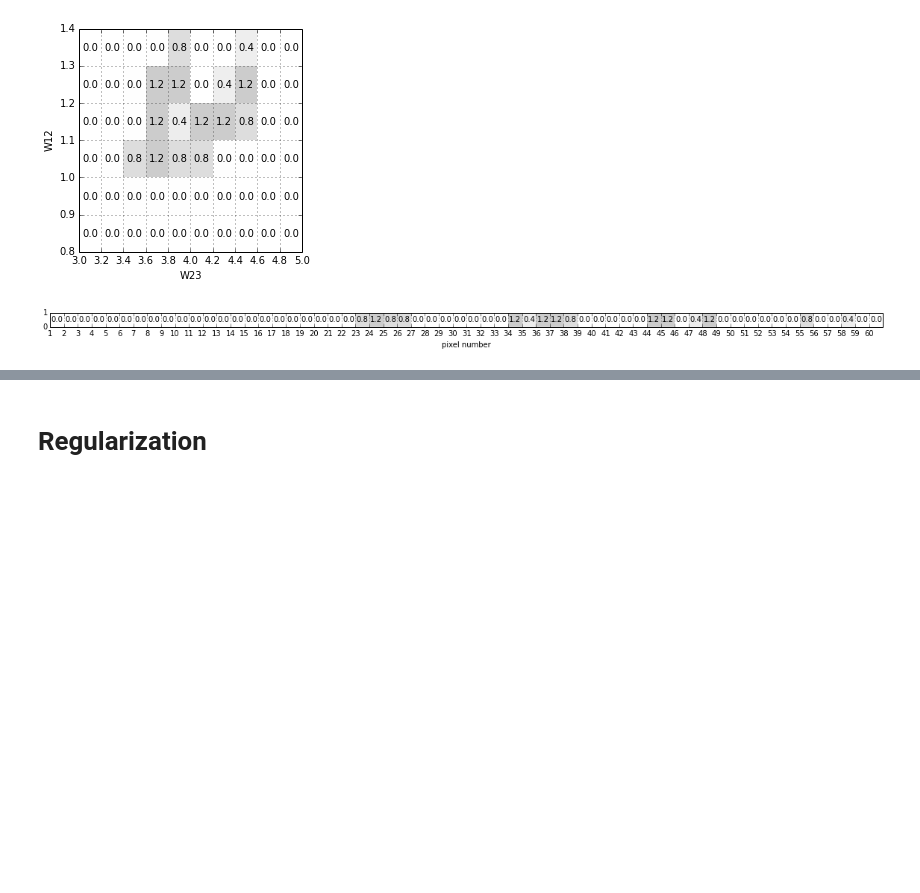
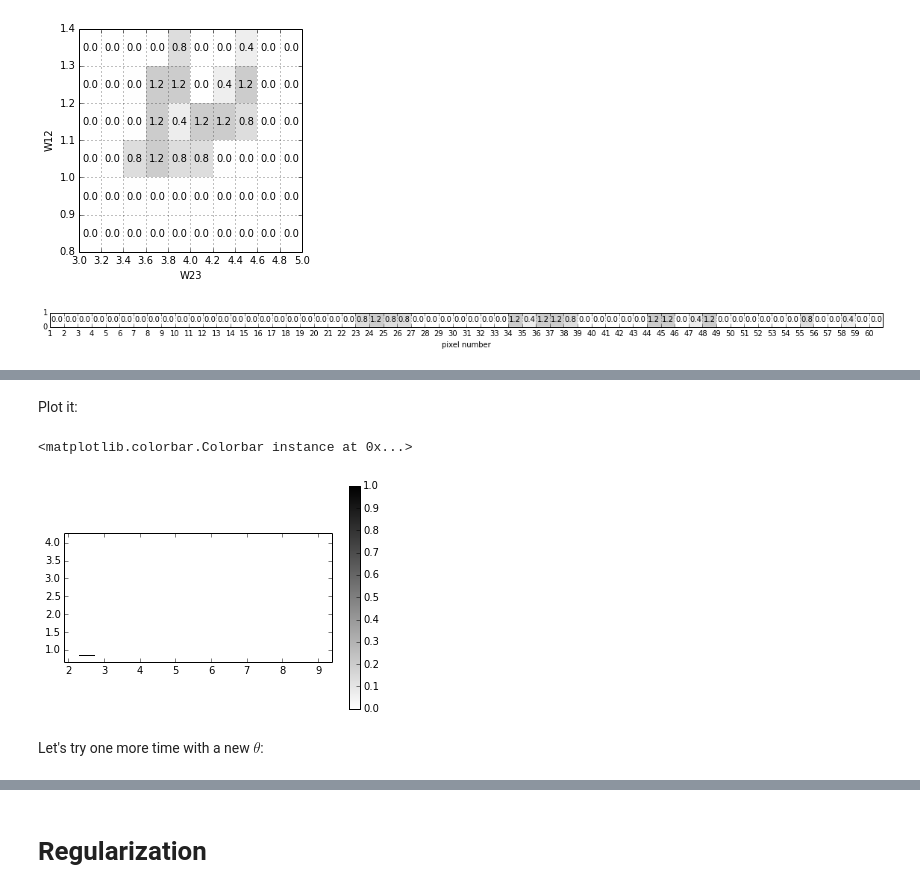
Before and after one commit to rnikutta/notebooks, a Jupyter notebook: regression.ipynb, the cells around one changed output, grey strips where cells are left out. Saved outputs shown, nothing was run; the diff lists cells and outputs as text; code cells hidden in the pictures; blank space fills up the shorter version.

Commit message:
Updated regression.ipynb, middle part are regression runs.

```diff
--- a/regression.ipynb
+++ b/regression.ipynb
@@ -268,0 +278,5 @@ plot(linear_combination.ravel(order='F'),numbers=True,fmt="%.1f")
+# %%
+reload(regression)
+mct = regression.MapClumpyTracks(binsizes=(0.1,0.1))  # intantiate; binsize = 0.1 mag (approximately)
+theta = mct.U.Sampler.sample_theta()
+print theta
@@ -268,0 +302,9 @@ plot(linear_combination.ravel(order='F'),numbers=True,fmt="%.1f")
+# %% [markdown]
+Plot it:
+# %%
+p.imshow(mct.trackmap.T,origin='lower',extent=mct.nd.ranges.proper[::-1].flatten(),cmap=p.cm.gray_r,interpolation='none'); p.colorbar()
+# %% [output]
+<matplotlib.colorbar.Colorbar instance at 0x...>
+[figure, added]
+# %% [markdown]
+Let's try one more time with a new $\theta$:
```
Also changed, not shown: parts of 80 cells of this notebook.
